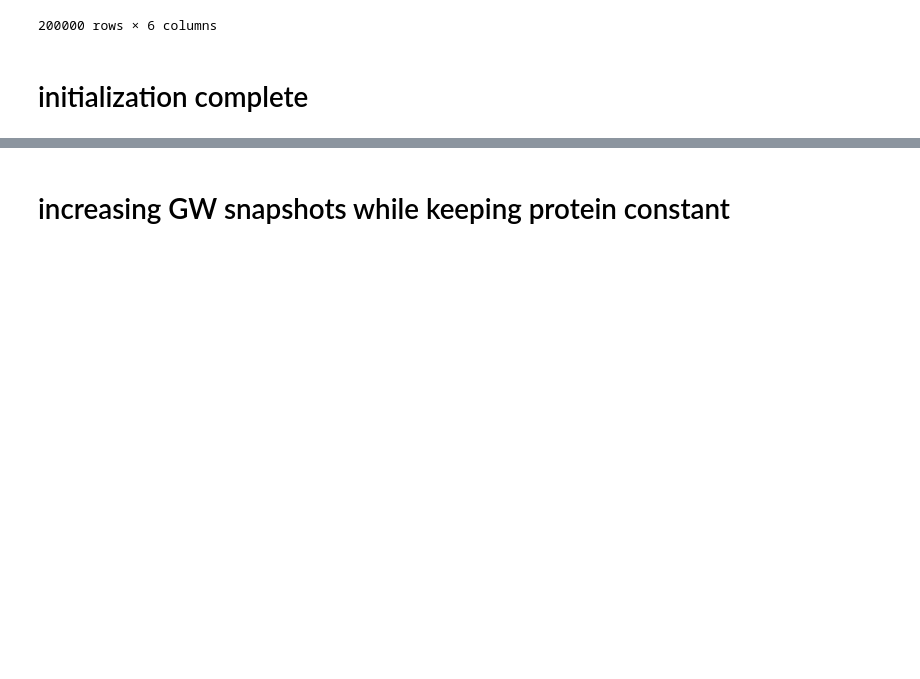
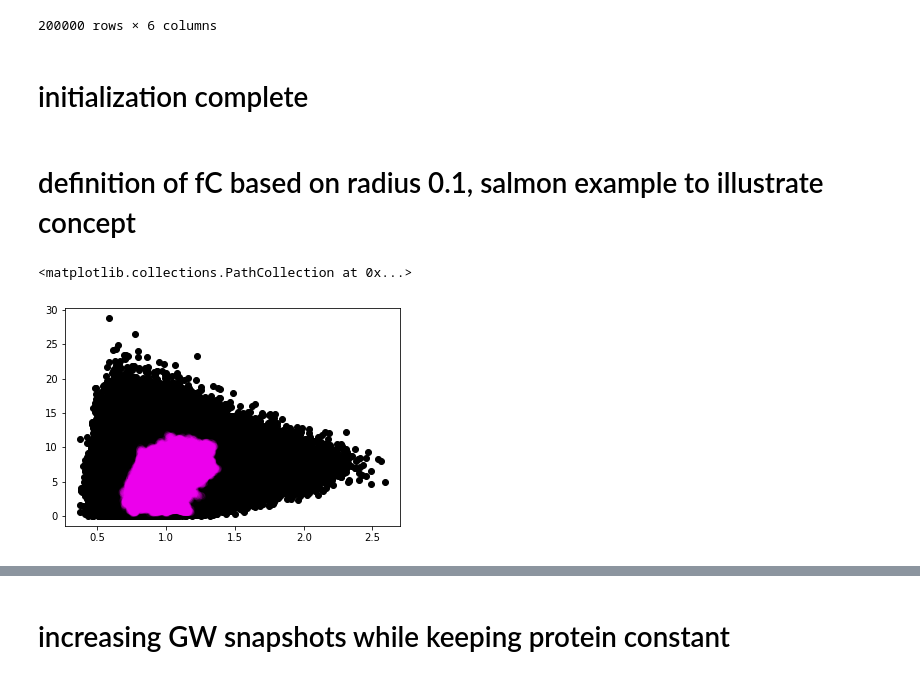
Before and after one commit to hshadman/disordered_protein_polymer_chain_theory, a Jupyter notebook: summary_SAW_RW/supplemental_algorithm_figures/fC_all_proteins_polymers.ipynb, the cells around one changed output, grey strips where cells are left out. Drawn from its saved outputs; the diff is of its cells as text; code cells hidden in the pictures; blank space fills up the shorter version.

```diff
--- a/summary_SAW_RW/supplemental_algorithm_figures/fC_all_proteins_polymers.ipynb
+++ b/summary_SAW_RW/supplemental_algorithm_figures/fC_all_proteins_polymers.ipynb
@@ -1322,3 +1322,20 @@ def RSA_based_fC(protein_var,protein_name,poly_id,p_moments_var,
 
     fA_by_distance=(GW_points.shape[0]-len(GW_not_in_range))/(GW_points.shape[0])
     return fA_by_distance
+# %% [markdown]
+# definition of fC based on radius 0.1, salmon example to illustrate concept
+# %%
+upto_ind_run=24
+plt.scatter(GW_ind_runs_chainlen100[GW_ind_runs_chainlen100.run_number<=upto_ind_run]['Rg/Rg_mean'].values,
+            GW_ind_runs_chainlen100[GW_ind_runs_chainlen100.run_number<=upto_ind_run]['ratio'].values,
+            color='black')
+plt.scatter(salmon_rg_ree_ratheatmap['Rg/Rg_mean'].values,
+            salmon_rg_ree_ratheatmap['ratio'].values,
+            color='magenta',alpha=0.05)
+
+# plt.scatter(FKBP12_ESFF1_rg_ree_ratheatmap['Rg/Rg_mean'].values,
+#             FKBP12_ESFF1_rg_ree_ratheatmap['ratio'].values,
+#             color='magenta',alpha=0.05)
+# %% [output]
+<matplotlib.collections.PathCollection at 0x...>
+[figure, added]
```
Also changed, not shown: parts of 9 cells of this notebook, 7 other files.
